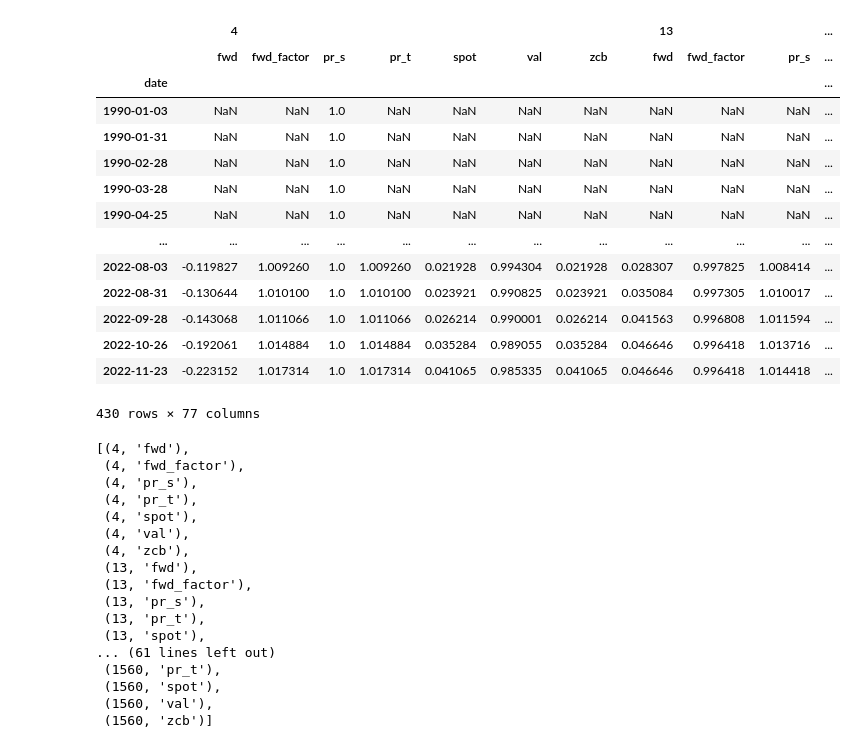
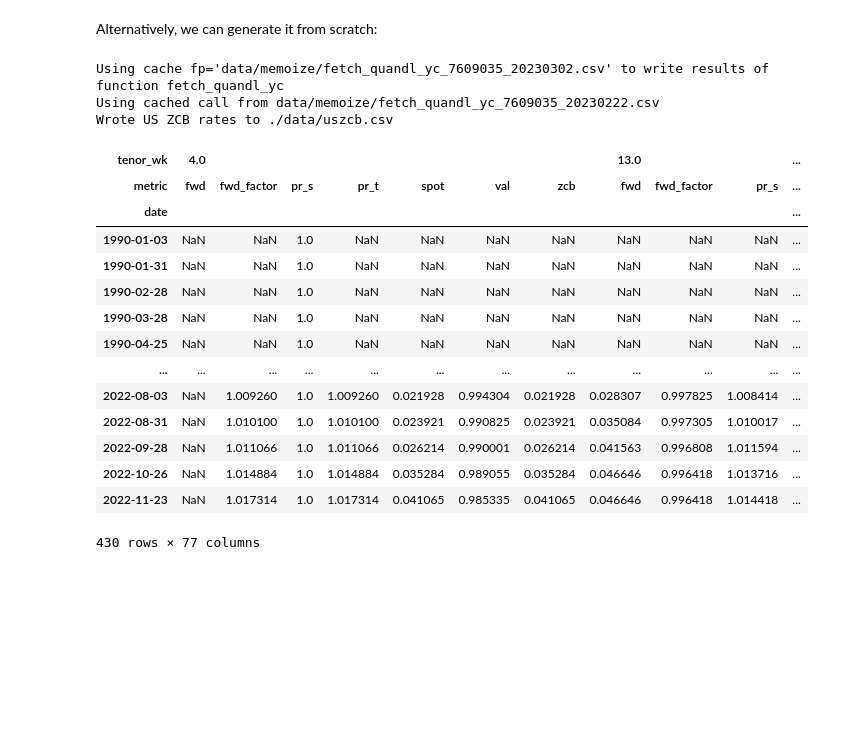
Before and after one commit to ethho/finm-33150, a Jupyter notebook: 20230302_dummy_check_uszcb.ipynb, the cells around one changed output. Drawn from its saved outputs; the diff is of its cells as text; code cells hidden in the pictures; blank space fills up the shorter version.

```diff
--- a/20230302_dummy_check_uszcb.ipynb
+++ b/20230302_dummy_check_uszcb.ipynb
@@ -10,10 +42,14 @@ The purpose of this notebook is to perform initial analysis of the `uszcb.csv` f
+# %% [markdown]
+Alternatively, we can generate it from scratch:
 # %%
-df = pd.read_csv('./data/uszcb.csv', header=[0, 1], index_col=0, parse_dates=[0], dtype=float)
-df.columns = pd.MultiIndex.from_tuples([(int(float(tenor)), str(metric)) for tenor, metric in df.columns])
+df = final_proj.main(zcb_out_fp='./data/uszcb.csv')
 df
 # %% [output]
+Using cache fp='data/memoize/fetch_quandl_yc_7609035_20230302.csv' to write results of function fetch_quandl_yc
+Using cached call from data/memoize/fetch_quandl_yc_7609035_20230222.csv
+Wrote US ZCB rates to ./data/uszcb.csv
-|  | 4 |  |  |  |  |  |  | 13 |  |  | ... |
-|  | fwd | fwd_factor | pr_s | pr_t | spot | val | zcb | fwd | fwd_factor | pr_s | ... |
+| tenor_wk | 4.0 |  |  |  |  |  |  | 13.0 |  |  | ... |
+| metric | fwd | fwd_factor | pr_s | pr_t | spot | val | zcb | fwd | fwd_factor | pr_s | ... |
 | date |  |  |  |  |  |  |  |  |  |  | ... |
 | 1990-01-03 | NaN | NaN | 1.0 | NaN | NaN | NaN | NaN | NaN | NaN | NaN | ... |
 | 1990-01-31 | NaN | NaN | 1.0 | NaN | NaN | NaN | NaN | NaN | NaN | NaN | ... |
@@ -21,29 +57,9 @@ df
 | 1990-03-28 | NaN | NaN | 1.0 | NaN | NaN | NaN | NaN | NaN | NaN | NaN | ... |
 | 1990-04-25 | NaN | NaN | 1.0 | NaN | NaN | NaN | NaN | NaN | NaN | NaN | ... |
 | ... | ... | ... | ... | ... | ... | ... | ... | ... | ... | ... | ... |
-| 2022-08-03 | -0.119827 | 1.009260 | 1.0 | 1.009260 | 0.021928 | 0.994304 | 0.021928 | 0.028307 | 0.997825 | 1.008414 | ... |
-| 2022-08-31 | -0.130644 | 1.010100 | 1.0 | 1.010100 | 0.023921 | 0.990825 | 0.023921 | 0.035084 | 0.997305 | 1.010017 | ... |
-| 2022-09-28 | -0.143068 | 1.011066 | 1.0 | 1.011066 | 0.026214 | 0.990001 | 0.026214 | 0.041563 | 0.996808 | 1.011594 | ... |
-| 2022-10-26 | -0.192061 | 1.014884 | 1.0 | 1.014884 | 0.035284 | 0.989055 | 0.035284 | 0.046646 | 0.996418 | 1.013716 | ... |
-| 2022-11-23 | -0.223152 | 1.017314 | 1.0 | 1.017314 | 0.041065 | 0.985335 | 0.041065 | 0.046646 | 0.996418 | 1.014418 | ... |
+| 2022-08-03 | NaN | 1.009260 | 1.0 | 1.009260 | 0.021928 | 0.994304 | 0.021928 | 0.028307 | 0.997825 | 1.008414 | ... |
+| 2022-08-31 | NaN | 1.010100 | 1.0 | 1.010100 | 0.023921 | 0.990825 | 0.023921 | 0.035084 | 0.997305 | 1.010017 | ... |
+| 2022-09-28 | NaN | 1.011066 | 1.0 | 1.011066 | 0.026214 | 0.990001 | 0.026214 | 0.041563 | 0.996808 | 1.011594 | ... |
+| 2022-10-26 | NaN | 1.014884 | 1.0 | 1.014884 | 0.035284 | 0.989055 | 0.035284 | 0.046646 | 0.996418 | 1.013716 | ... |
+| 2022-11-23 | NaN | 1.017314 | 1.0 | 1.017314 | 0.041065 | 0.985335 | 0.041065 | 0.046646 | 0.996418 | 1.014418 | ... |
-430 rows × 77 columns
+430 rows × 77 columns
-# %%
-df.columns = [(int(float(tenor)), str(metric)) for tenor, metric in df.columns]
-# %% [output]
-[(4, 'fwd'),
- (4, 'fwd_factor'),
- (4, 'pr_s'),
- (4, 'pr_t'),
- (4, 'spot'),
- (4, 'val'),
- (4, 'zcb'),
- (13, 'fwd'),
- (13, 'fwd_factor'),
- (13, 'pr_s'),
- (13, 'pr_t'),
- (13, 'spot'),
-... (61 lines left out)
- (1560, 'pr_t'),
- (1560, 'spot'),
- (1560, 'val'),
- (1560, 'zcb')]
```
Also changed, not shown: parts of 20 cells of this notebook.
